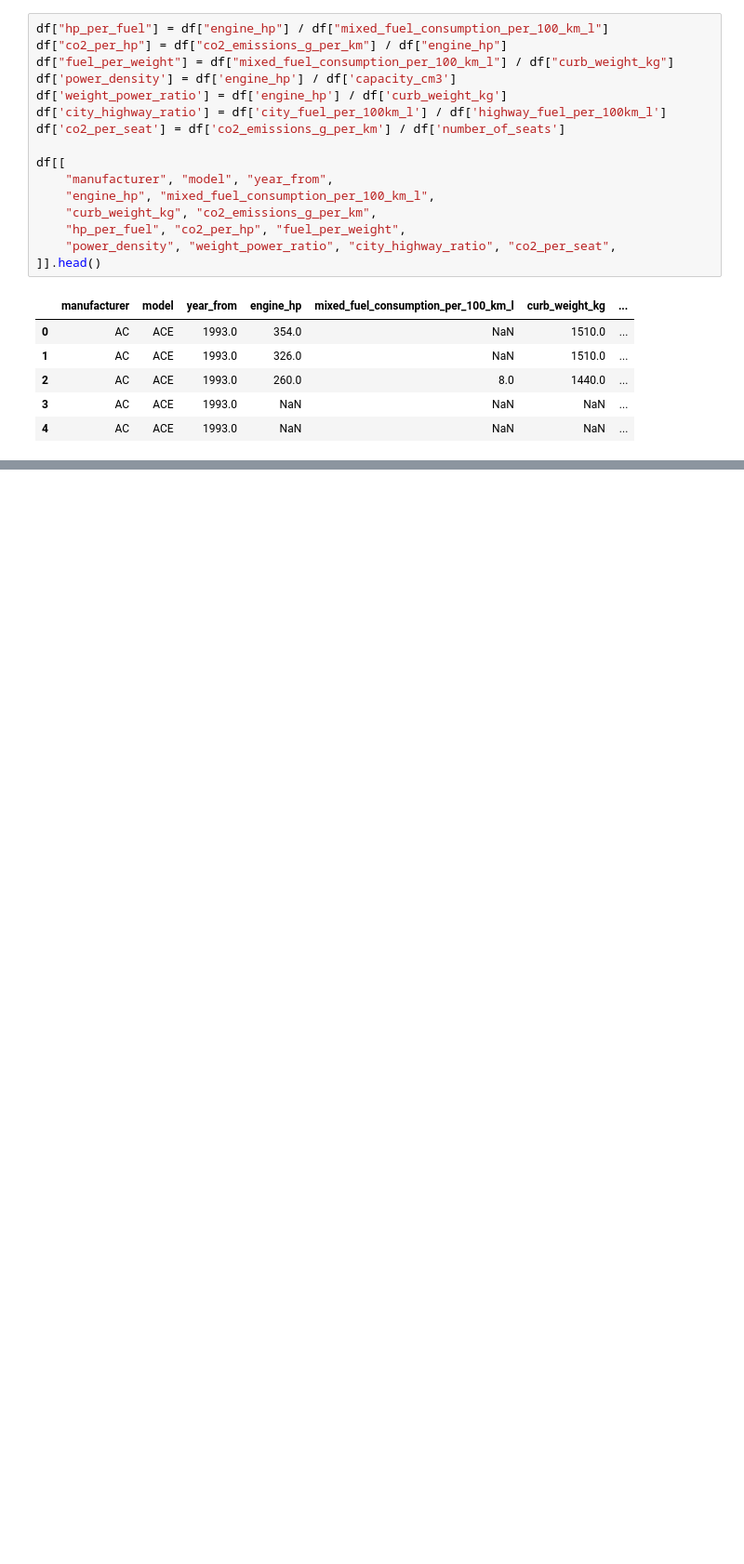
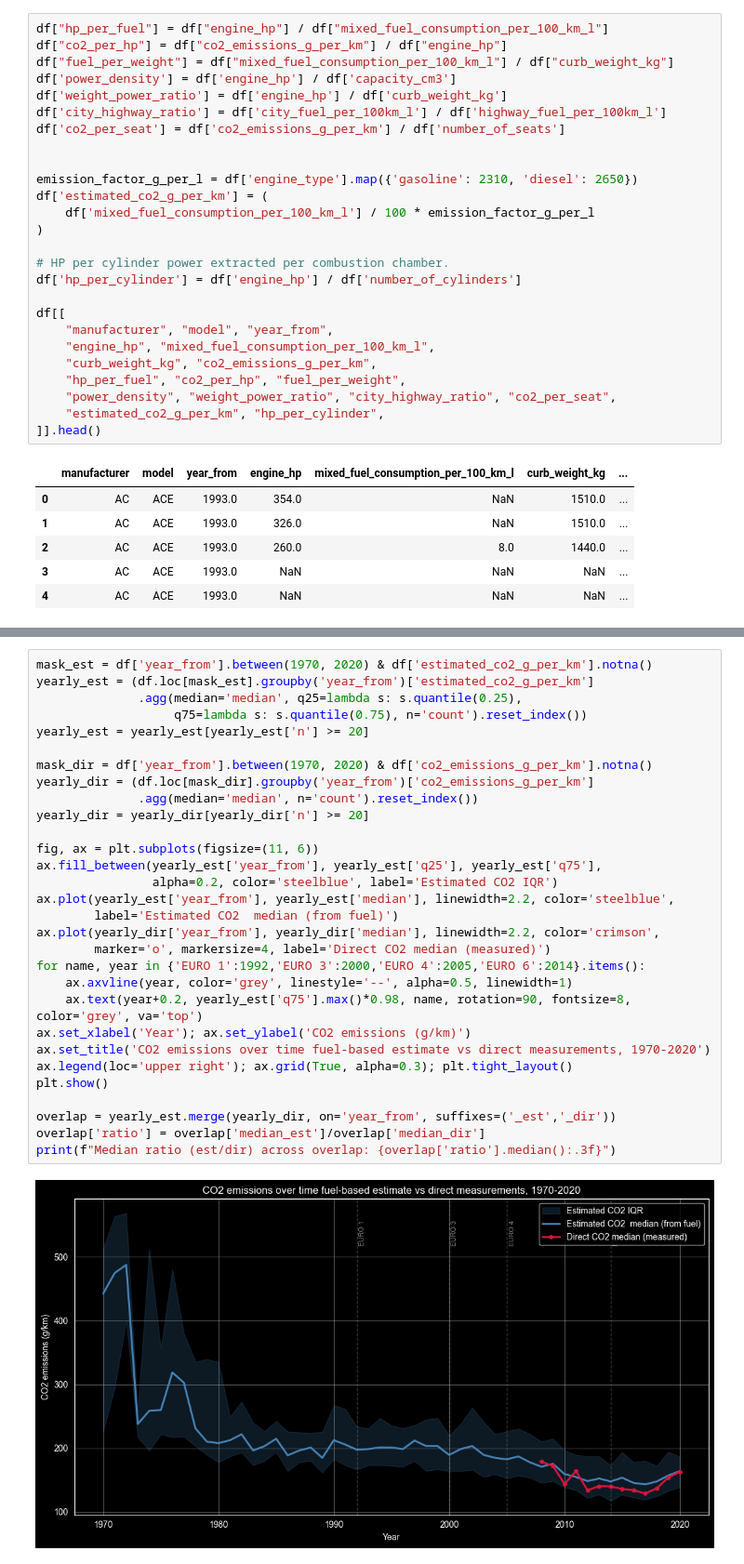
Before and after one commit to val-mon/cars-efficiency, a Jupyter notebook: main.ipynb, the cells around one changed output, grey strips where cells are left out. Shown at 93% size. Drawn from its saved outputs; the diff is of its cells as text; blank space fills up the shorter version.

Commit message:
added 2 plots

```diff
--- a/main.ipynb
+++ b/main.ipynb
@@ -279,12 +279,22 @@ df['weight_power_ratio'] = df['engine_hp'] / df['curb_weight_kg']
 df['city_highway_ratio'] = df['city_fuel_per_100km_l'] / df['highway_fuel_per_100km_l']
 df['co2_per_seat'] = df['co2_emissions_g_per_km'] / df['number_of_seats']
 
+
+emission_factor_g_per_l = df['engine_type'].map({'gasoline': 2310, 'diesel': 2650})
+df['estimated_co2_g_per_km'] = (
+    df['mixed_fuel_consumption_per_100_km_l'] / 100 * emission_factor_g_per_l
+)
+
+# HP per cylinder power extracted per combustion chamber.
+df['hp_per_cylinder'] = df['engine_hp'] / df['number_of_cylinders']
+
 df[[
     "manufacturer", "model", "year_from",
     "engine_hp", "mixed_fuel_consumption_per_100_km_l",
     "curb_weight_kg", "co2_emissions_g_per_km",
     "hp_per_fuel", "co2_per_hp", "fuel_per_weight",
     "power_density", "weight_power_ratio", "city_highway_ratio", "co2_per_seat",
+    "estimated_co2_g_per_km", "hp_per_cylinder",
 ]].head()
 # %% [output]
 |  | manufacturer | model | year_from | engine_hp | mixed_fuel_consumption_per_100_km_l | curb_weight_kg | ... |
@@ -295,0 +308,32 @@ df[[
+# %%
+mask_est = df['year_from'].between(1970, 2020) & df['estimated_co2_g_per_km'].notna()
+yearly_est = (df.loc[mask_est].groupby('year_from')['estimated_co2_g_per_km']
+              .agg(median='median', q25=lambda s: s.quantile(0.25),
+                   q75=lambda s: s.quantile(0.75), n='count').reset_index())
+yearly_est = yearly_est[yearly_est['n'] >= 20]
+
+mask_dir = df['year_from'].between(1970, 2020) & df['co2_emissions_g_per_km'].notna()
+yearly_dir = (df.loc[mask_dir].groupby('year_from')['co2_emissions_g_per_km']
+              .agg(median='median', n='count').reset_index())
+yearly_dir = yearly_dir[yearly_dir['n'] >= 20]
+
+fig, ax = plt.subplots(figsize=(11, 6))
+ax.fill_between(yearly_est['year_from'], yearly_est['q25'], yearly_est['q75'],
+                alpha=0.2, color='steelblue', label='Estimated CO2 IQR')
+ax.plot(yearly_est['year_from'], yearly_est['median'], linewidth=2.2, color='steelblue',
+        label='Estimated CO2  median (from fuel)')
+ax.plot(yearly_dir['year_from'], yearly_dir['median'], linewidth=2.2, color='crimson',
+        marker='o', markersize=4, label='Direct CO2 median (measured)')
+for name, year in {'EURO 1':1992,'EURO 3':2000,'EURO 4':2005,'EURO 6':2014}.items():
+    ax.axvline(year, color='grey', linestyle='--', alpha=0.5, linewidth=1)
+    ax.text(year+0.2, yearly_est['q75'].max()*0.98, name, rotation=90, fontsize=8, color='grey', va='top')
+ax.set_xlabel('Year'); ax.set_ylabel('CO2 emissions (g/km)')
+ax.set_title('CO2 emissions over time fuel-based estimate vs direct measurements, 1970-2020')
+ax.legend(loc='upper right'); ax.grid(True, alpha=0.3); plt.tight_layout()
+plt.show()
+
+overlap = yearly_est.merge(yearly_dir, on='year_from', suffixes=('_est','_dir'))
+overlap['ratio'] = overlap['median_est']/overlap['median_dir']
+print(f"Median ratio (est/dir) across overlap: {overlap['ratio'].median():.3f}")
+# %% [output]
+[figure, added]
```
Also changed, not shown: parts of 7 cells of this notebook.
